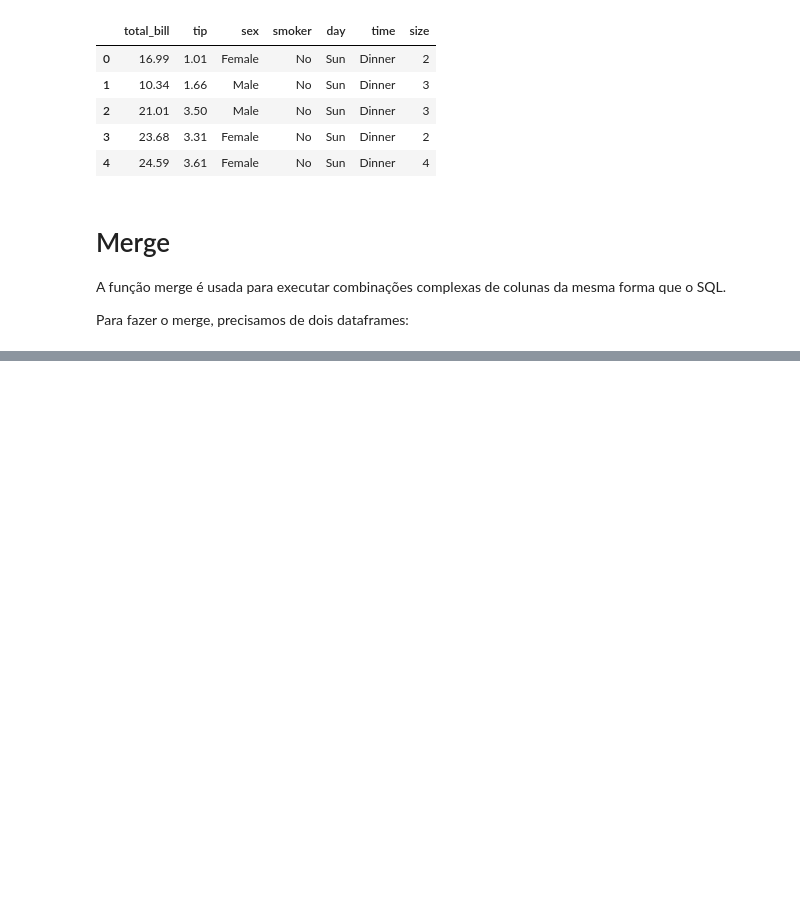
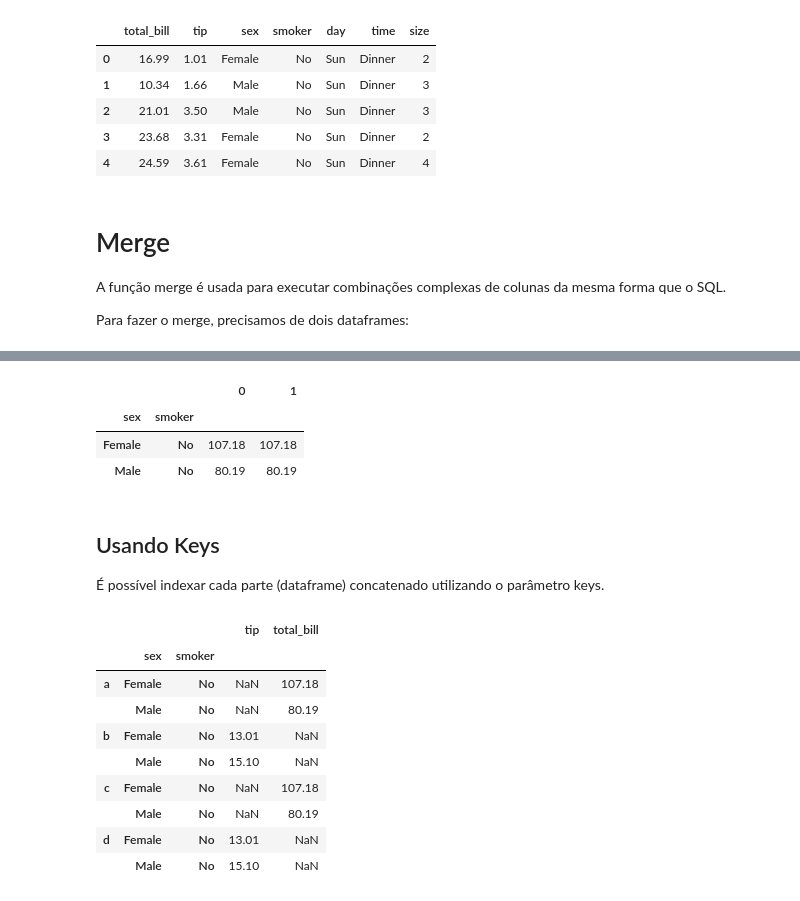
Before and after one commit to romulovieira777/Business_Analytics, a Jupyter notebook: Modulo_01_Programacao_para_Analise_de_Dados/Codigo_Python/13_Manipulacao_de_Dados_com_Pandas_Parte_03.ipynb, the cells around one changed output, grey strips where cells are left out. Saved outputs shown, nothing was run; the diff lists cells and outputs as text; code cells hidden in the pictures; blank space fills up the shorter version.

```diff
--- a/Modulo_01_Programacao_para_Analise_de_Dados/Codigo_Python/13_Manipulacao_de_Dados_com_Pandas_Parte_03.ipynb
+++ b/Modulo_01_Programacao_para_Analise_de_Dados/Codigo_Python/13_Manipulacao_de_Dados_com_Pandas_Parte_03.ipynb
@@ -405,0 +624,24 @@ Ao executar o comando abaixo, podemos ver o que o merge tem diversos parâmetros
+# %%
+pd.concat([bills, bills], axis=1, ignore_index=True)
+# %% [output]
+|  |  | 0 | 1 |
+| sex | smoker |  |  |
+| Female | No | 107.18 | 107.18 |
+| Male | No | 80.19 | 80.19 |
+# %% [markdown]
+## Usando Keys
+
+É possível indexar cada parte (dataframe) concatenado utilizando o parâmetro keys.
+# %%
+pd.concat([bills, tips, bills, tips], sort=True, keys=["a", "b", "c", "d"])
+# %% [output]
+|  |  |  | tip | total_bill |
+|  | sex | smoker |  |  |
+| a | Female | No | NaN | 107.18 |
+|  | Male | No | NaN | 80.19 |
+| b | Female | No | 13.01 | NaN |
+|  | Male | No | 15.10 | NaN |
+| c | Female | No | NaN | 107.18 |
+|  | Male | No | NaN | 80.19 |
+| d | Female | No | 13.01 | NaN |
+|  | Male | No | 15.10 | NaN |
```
Also changed, not shown: parts of 48 cells of this notebook, 2 other files.
